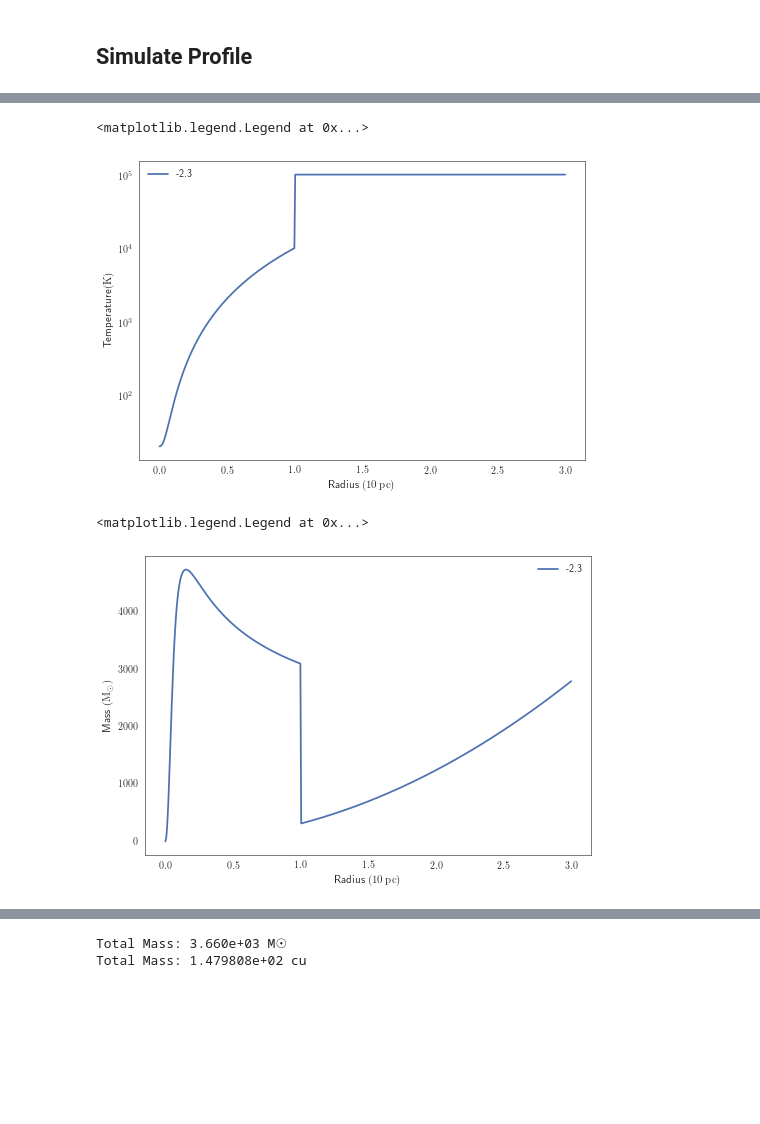
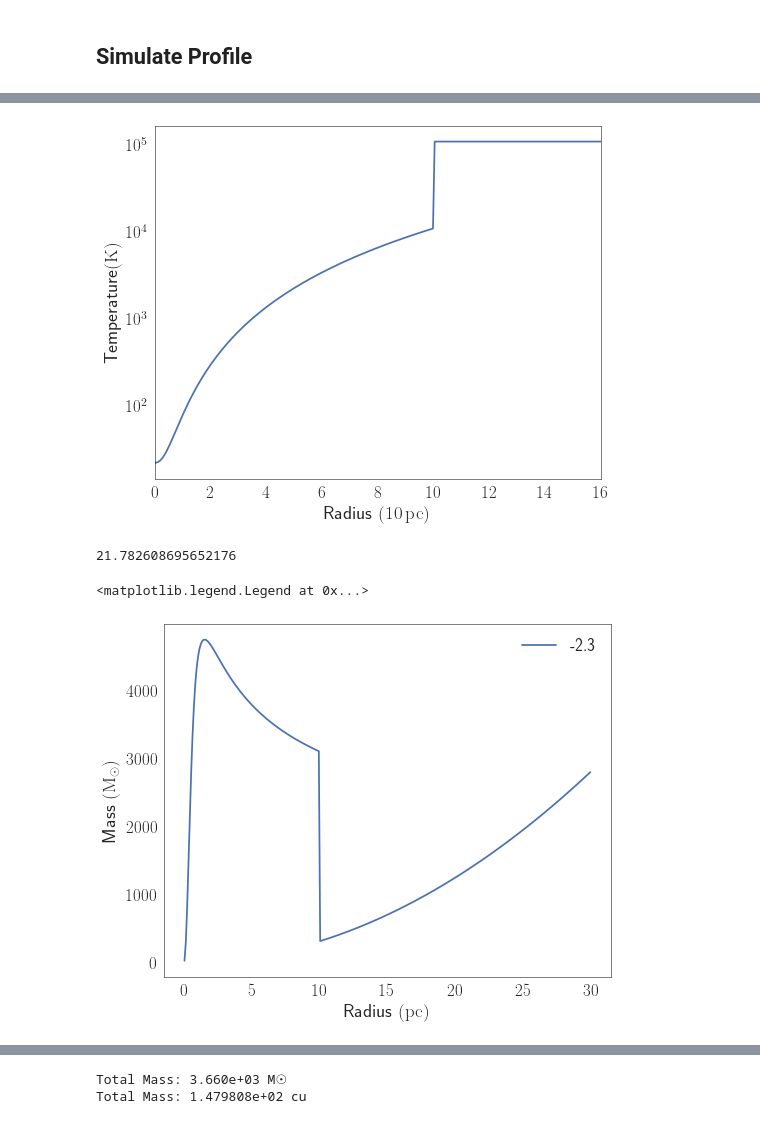
Before and after one commit to Mixpap/MasterThesis, a Jupyter notebook: Notebooks/Density Profile.ipynb, the cells around one changed output, grey strips where cells are left out. Saved outputs shown, nothing was run; the diff lists cells and outputs as text; code cells hidden in the pictures; blank space fills up the shorter version.

```diff
--- a/Notebooks/Density Profile.ipynb
+++ b/Notebooks/Density Profile.ipynb
@@ -15,7 +15,7 @@ from matplotlib.animation import FuncAnimation,FFMpegWriter
 from matplotlib import rc,rcParams
 from scipy.integrate import quad
 rc('text', usetex=True)
-rcParams['figure.figsize'] = (15., 6.0)
+rcParams['figure.figsize'] = (8, 6.5)
 rcParams['ytick.labelsize'],rcParams['xtick.labelsize'] = 17.,17.
 rcParams['axes.labelsize']=19.
 rcParams['legend.fontsize']=17.
@@ -176,0 +223,10 @@ plt.legend()
+# %%
+r=np.linspace(0,3,500)
+plt.ylabel('$ \\rho\, (\si{g.cm^{-3}})$')
+plt.xlabel('Radius $(\si{pc})$')
+plt.yscale('log')
+plt.plot(r*10.,rho(r)*f.RHO0,label='{} Density Profile'.format(-2.3))
+plt.legend()
+plt.xlim(0,16)
+datafolder='../Document/DataImages/'
+plt.savefig(datafolder+'SimRHOProfile.png',bbox_inches='tight',format='png', dpi=100)
@@ -177,21 +235,27 @@ plt.legend()
 # %%
 plt.ylabel('Temperature$(\si{K})$')
 plt.xlabel('Radius $(\SI{10}{pc})$')
 plt.yscale('log')
-plt.plot(r,P0*T0/rho(r),label=-2.3)
-plt.legend()
+plt.plot(r*10,P0*T0/rho(r),label=-2.3)
+#plt.legend()
+plt.xlim(0,16)
+datafolder='../Document/DataImages/'
+plt.savefig(datafolder+'SimTMPProfile.png',bbox_inches='tight',format='png', dpi=100)
 # %% [output]
-<matplotlib.legend.Legend at 0x...>
-[figure, old version]
+[figure, new version]
+# %%
+(P0*T0/rho(r))[0]
+# %% [output]
+21.782608695652176
 # %%
-plt.plot(r,mass(r,sm=True),label=-2.3)
+plt.plot(r*10,mass(r,sm=True),label=-2.3)
 #plt.plot(r,4.*np.pi*r**2 *rho(r),label=-2.3)
 plt.ylabel('Mass $(\si{M_\odot})$')
-plt.xlabel('Radius $(\SI{10}{pc})$')
+plt.xlabel('Radius $(\si{pc})$')
 plt.legend()
 # %% [output]
 <matplotlib.legend.Legend at 0x...>
-[figure, old version]
+[figure, new version]
 # %%
 plt.plot(r,mass(r),label=-2.3)
 plt.ylabel('Mass (cu)')
```
Also changed, not shown: parts of 17 cells of this notebook, 31 other files.
